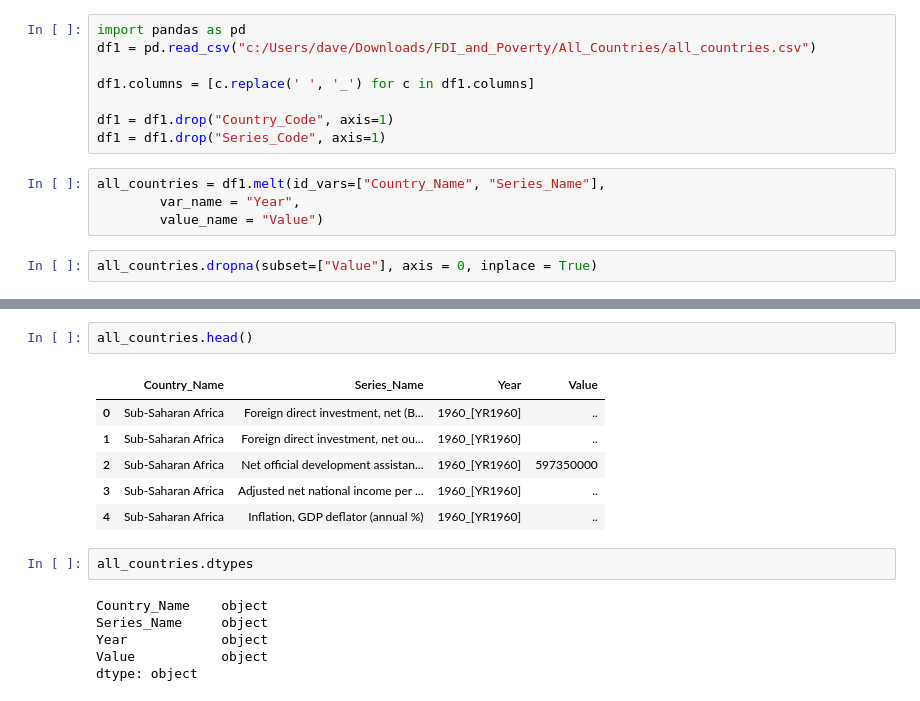
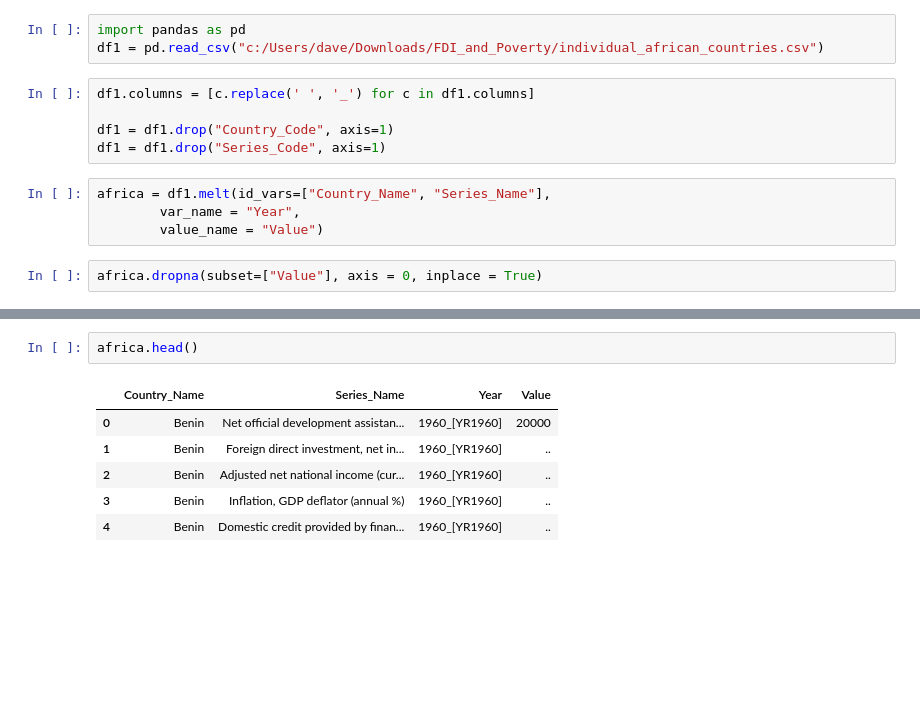
Before and after one commit to dkritz/FDI-Poverty, a Jupyter notebook: FDI + Poverty.ipynb, the cells around one changed output, grey strips where cells are left out. Saved outputs shown, nothing was run; the diff lists cells and outputs as text; blank space fills up the shorter version.

```diff
--- a/FDI + Poverty.ipynb
+++ b/FDI + Poverty.ipynb
@@ -1,15 +1,15 @@
+# %%
+import pandas as pd
+df1 = pd.read_csv("c:/Users/dave/Downloads/FDI_and_Poverty/individual_african_countries.csv")
 # %%
-import pandas as pd
-df1 = pd.read_csv("c:/Users/dave/Downloads/FDI_and_Poverty/All_Countries/all_countries.csv")
-
 df1.columns = [c.replace(' ', '_') for c in df1.columns]
 
 df1 = df1.drop("Country_Code", axis=1)
 df1 = df1.drop("Series_Code", axis=1)
 # %%
-all_countries = df1.melt(id_vars=["Country_Name", "Series_Name"],
+africa = df1.melt(id_vars=["Country_Name", "Series_Name"],
         var_name = "Year",
         value_name = "Value")
 # %%
-all_countries.dropna(subset=["Value"], axis = 0, inplace = True)
+africa.dropna(subset=["Value"], axis = 0, inplace = True)
 # %%
@@ -21,19 +21,11 @@ Year            object
 Value           object
 dtype: object
 # %%
-all_countries.head()
+africa.head()
 # %% [output]
 |  | Country_Name | Series_Name | Year | Value |
-| 0 | Sub-Saharan Africa | Foreign direct investment, net (B... | 1960_[YR1960] | .. |
-| 1 | Sub-Saharan Africa | Foreign direct investment, net ou... | 1960_[YR1960] | .. |
-| 2 | Sub-Saharan Africa | Net official development assistan... | 1960_[YR1960] | 597350000 |
-| 3 | Sub-Saharan Africa | Adjusted net national income per ... | 1960_[YR1960] | .. |
-| 4 | Sub-Saharan Africa | Inflation, GDP deflator (annual %) | 1960_[YR1960] | .. |
+| 0 | Benin | Net official development assistan... | 1960_[YR1960] | 20000 |
+| 1 | Benin | Foreign direct investment, net in... | 1960_[YR1960] | .. |
+| 2 | Benin | Adjusted net national income (cur... | 1960_[YR1960] | .. |
+| 3 | Benin | Inflation, GDP deflator (annual %) | 1960_[YR1960] | .. |
+| 4 | Benin | Domestic credit provided by finan... | 1960_[YR1960] | .. |
-# %%
-all_countries.dtypes
-# %% [output]
-Country_Name    object
-Series_Name     object
-Year            object
-Value           object
-dtype: object
```
Also changed, not shown: parts of 10 cells of this notebook, 10 other files.
